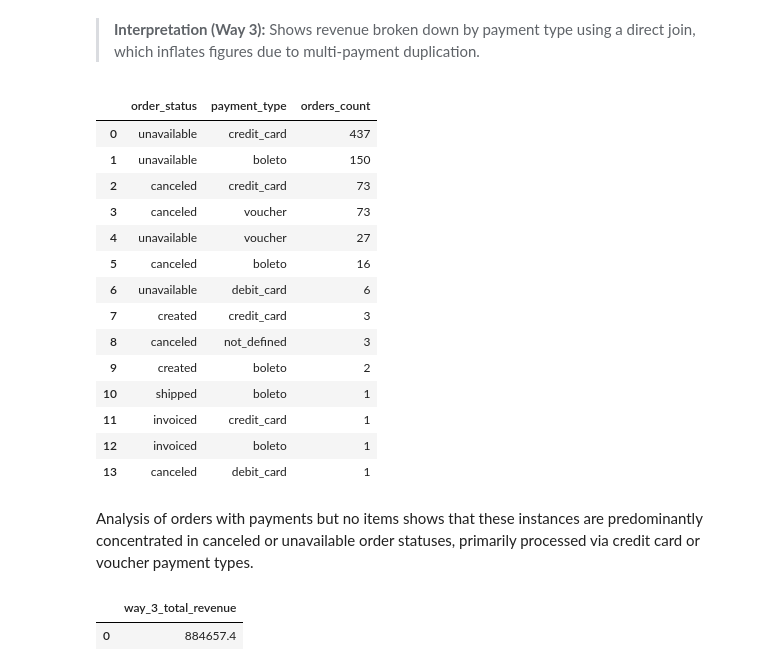
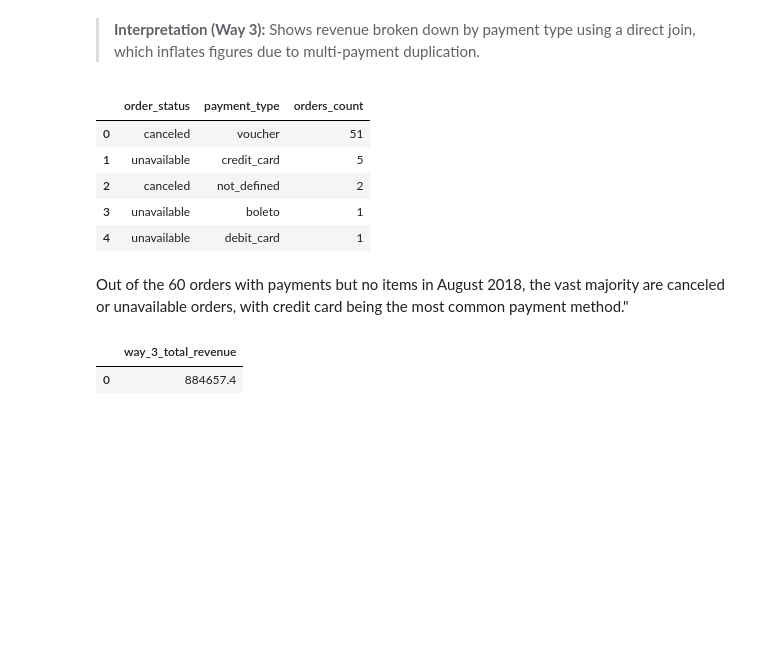
Before and after one commit to anooswajeeh2004/analytics-portfolio, a Jupyter notebook: notebooks/day-04-three-revenue-numbers.ipynb, the cells around one changed output. Saved outputs shown, nothing was run; the diff lists cells and outputs as text; code cells hidden in the pictures; blank space fills up the shorter version.

```diff
--- a/notebooks/day-04-three-revenue-numbers.ipynb
+++ b/notebooks/day-04-three-revenue-numbers.ipynb
@@ -64,38 +64,29 @@ query("""
 > **Interpretation (Way 3):** Shows revenue broken down by payment type using a direct join, which inflates figures due to multi-payment duplication.
 # %%
 query("""
-
     SELECT
         o.order_status,
         p.payment_type,
         COUNT(DISTINCT o.order_id) AS orders_count
     FROM orders AS o
     JOIN order_payments AS p ON p.order_id = o.order_id
-    WHERE NOT EXISTS (
-        SELECT 1 FROM order_items AS i WHERE i.order_id = o.order_id
-    )
+    WHERE o.order_purchase_timestamp >= '2018-08-01'
+      AND o.order_purchase_timestamp < '2018-09-01'
+      AND NOT EXISTS (
+          SELECT 1 FROM order_items AS i WHERE i.order_id = o.order_id
+      )
     GROUP BY o.order_status, p.payment_type
-
-    ORDER BY orders_count DESC;
+    ORDER BY orders_count DESC
 """)
 # %% [output]
 |  | order_status | payment_type | orders_count |
-| 0 | unavailable | credit_card | 437 |
-| 1 | unavailable | boleto | 150 |
-| 2 | canceled | credit_card | 73 |
-| 3 | canceled | voucher | 73 |
-| 4 | unavailable | voucher | 27 |
-| 5 | canceled | boleto | 16 |
-| 6 | unavailable | debit_card | 6 |
-| 7 | created | credit_card | 3 |
-| 8 | canceled | not_defined | 3 |
-| 9 | created | boleto | 2 |
-| 10 | shipped | boleto | 1 |
-| 11 | invoiced | credit_card | 1 |
-| 12 | invoiced | boleto | 1 |
-| 13 | canceled | debit_card | 1 |
+| 0 | canceled | voucher | 51 |
+| 1 | unavailable | credit_card | 5 |
+| 2 | canceled | not_defined | 2 |
+| 3 | unavailable | boleto | 1 |
+| 4 | unavailable | debit_card | 1 |
 # %% [markdown]
-Analysis of orders with payments but no items shows that these instances are predominantly concentrated in canceled or unavailable order statuses, primarily processed via credit card or voucher payment types.
+Out of the 60 orders with payments but no items in August 2018, the vast majority are canceled or unavailable orders, with credit card being the most common payment method."
 # %%
 query("""
     SELECT
```
Also changed, not shown: parts of 4 cells of this notebook, 24 other files.
